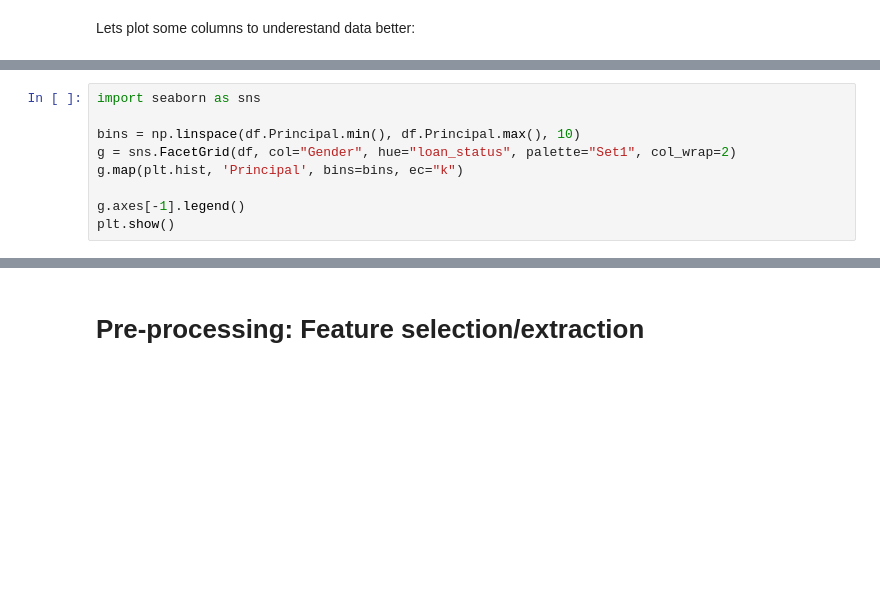
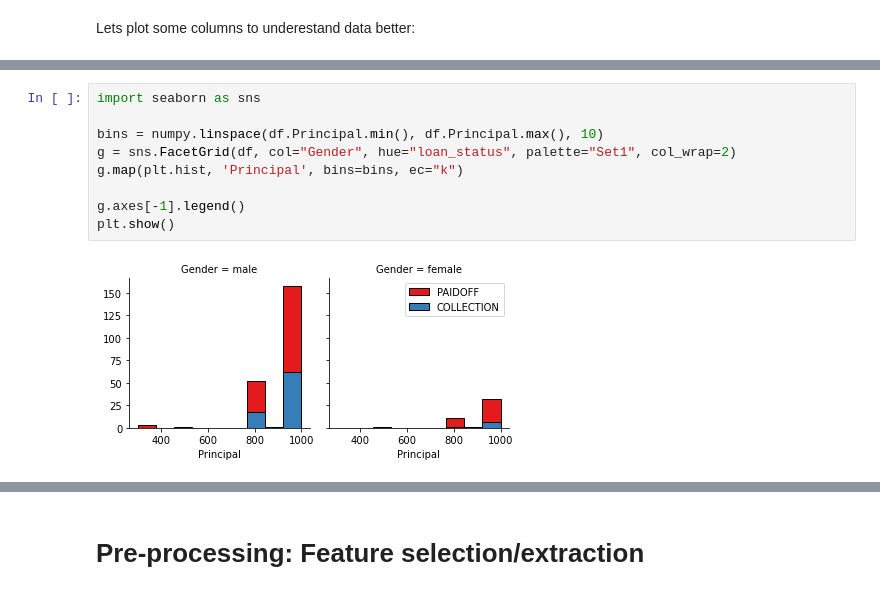
Before and after one commit to joelmarkanderson/coursera-machine-learning-with-python-capstone-project, a Jupyter notebook: ML0101EN-Proj-Loan-py-v1.ipynb, the cells around one changed output, grey strips where cells are left out. Cells and saved outputs as stored; diff of their text form; blank space fills up the shorter version.

```diff
--- a/ML0101EN-Proj-Loan-py-v1.ipynb
+++ b/ML0101EN-Proj-Loan-py-v1.ipynb
@@ -103,10 +115,12 @@ Solving environment: \
 # %%
 import seaborn as sns
 
-bins = np.linspace(df.Principal.min(), df.Principal.max(), 10)
+bins = numpy.linspace(df.Principal.min(), df.Principal.max(), 10)
 g = sns.FacetGrid(df, col="Gender", hue="loan_status", palette="Set1", col_wrap=2)
 g.map(plt.hist, 'Principal', bins=bins, ec="k")
 
 g.axes[-1].legend()
 plt.show()
+# %% [output]
+[figure, added]
 # %%
```
Also changed, not shown: parts of 26 cells of this notebook.
